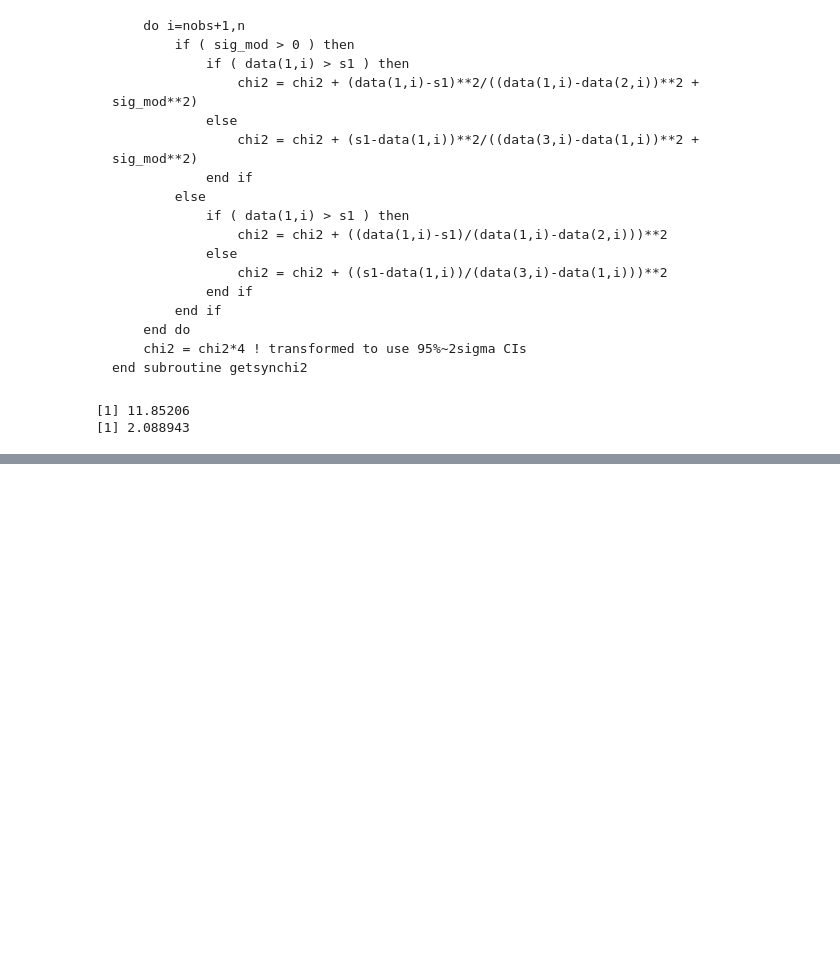
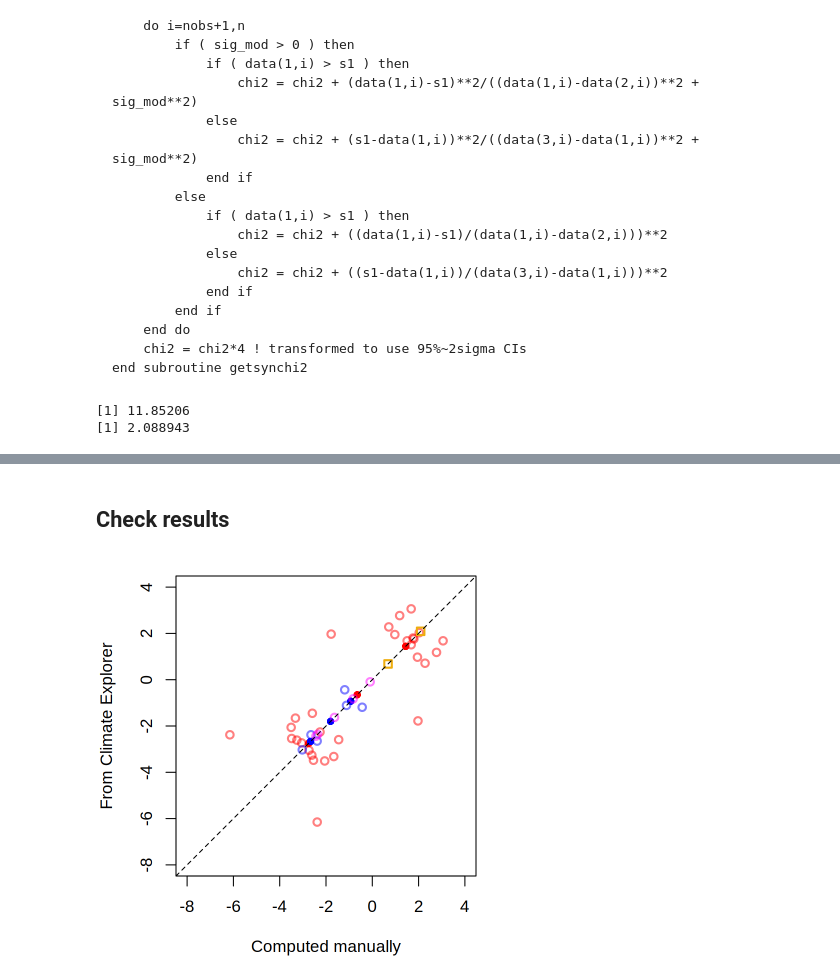
Before and after one commit to clairbarnes/wwa-current, a Jupyter notebook: 00_model-fitting-dev/synthesis/synthesis.ipynb, the cells around one changed output, grey strips where cells are left out. Cells and saved outputs as stored; diff of their text form; code cells hidden in the pictures; blank space fills up the shorter version.

Commit message:
Final synthesis code

```diff
--- a/00_model-fitting-dev/synthesis/synthesis.ipynb
+++ b/00_model-fitting-dev/synthesis/synthesis.ipynb
@@ -317,14 +296,21 @@ getsynchi2 <- function(data, sig_mod) {
 # %%
 # get initial estimate of model mean & calculate chi^2
 mmean_1 <- getsynmean(models_in, sig_mod = -1)
-chi2_1 <- getsynchi2(models_in, sig_mod = -1)
+chi2 <- getsynchi2(models_in, sig_mod = -1)
 mdof <- nrow(models_in)-1
-print(chi2_1 / mdof)
+print(chi2 / mdof)
 
 # estimate sig_mod such that chi^2/dof = 1
 # function to be minimized in order to constrain chi^2 to be close to 1
 sigmod <- optim(-1, function(x) {(getsynchi2(models_in, sig_mod = x) - (nrow(models_in)-1))^2}, method = "Brent", lower = 0, upper = 5)$par
 print(sigmod)
+
+# weighted model mean
+models <- getsynmean(models_in, sig_mod = sigmod)
+
+# add representation error to observations
+models_in$l_wb <- models_in$est - sqrt((models_in$est - models_in$lower)**2 + sigmod**2)
+models_in$u_wb <- models_in$est + sqrt((models_in$est - models_in$upper)**2 + sigmod**2)
 # %% [output]
 [1] 11.85206
 [1] 2.088943
@@ -335,0 +352,38 @@ print(getsynmean(models_in, sig_mod = sigmod))
+# %%
+# weighted mean of models & obs (coloured bar)
+w_obs <- unname((obs["upper"] - obs["lower"])^{-2})
+w_mod <- unname((models["upper"] - models["lower"])^{-2})
+
+wmean <- (w_obs * obs["est"] + w_mod * models["est"]) / (w_obs + w_mod)
+synth <- setNames(c(wmean,
+                    wmean - sqrt( (w_obs*(obs["est"]-obs["lower"]))^2 + (w_mod*(models["est"]-models["lower"]))^2 )/(w_obs+w_mod),
+                    wmean + sqrt( (w_obs*(obs["est"]-obs["upper"]))^2 + (w_mod*(models["est"]-models["upper"]))^2 )/(w_obs+w_mod)), c("est", "lower", "upper"))
+
+# unweighted mean of obs and models
+umean <- (obs["est"] +  models["est"]) / 2
+synth["l_wb"] <- umean - sqrt((obs["est"]-obs["lower"])^2 + (models["est"]-models["lower"])^2)/2
+synth["u_wb"] <- umean + sqrt((obs["est"]-obs["upper"])^2 + (models["est"]-models["upper"])^2)/2
+# %% [markdown]
+## **Check results**
+# %%
+# check that my code does produce the same results as the Climate Explorer
+prep_window(c(1,1)); par(mar = c(4,4,1,1))
+
+xylims <- range(pretty(c(models, models_in$l_wb, models_in$u_wb, obs, obs_in$l_wb, obs_in$u_wb, synth)))
+
+# uncertainty bounds for models
+plot(models, unlist(models_synth[,c("est", "lower", "upper")]), col = "red", pch = 16, xlim = xylims, ylim = xylims,
+     xlab = "Computed manually", ylab = "From Climate Explorer")
+points(c(models_in$l_wb, models_in$u_wb), c(models_out$l_wb, models_out$u_wb), col = adjustcolor("red", alpha = 0.5), pch = 1, lwd = 2)
+
+# uncertainty bounds for observations
+points(obs, unlist(obs_synth[,c("est", "lower", "upper")]), col = "blue", pch = 16)
+points(c(obs_in$l_wb, obs_in$u_wb), c(obs_out$l_wb, obs_out$u_wb), col = adjustcolor("blue", alpha = 0.5), pch = 1, lwd = 2)
+
+# synthesis & uncertainty parameters
+points(synth, unlist(overall_synth[c("est", "lower", "upper", "l_wb", "u_wb")]), col = adjustcolor("magenta", alpha = 0.5), pch = 1, lwd = 2)
+points(c(sig_obs, chi2/mdof, sigmod), c(rep_unc, chi2_dof, mdl_unc), pch = 0, col = "darkgoldenrod2", lwd = 2)
+
+abline(0,1, lty = 2)
+# %% [output]
+[figure, added]
```
Also changed, not shown: parts of 8 cells of this notebook.
